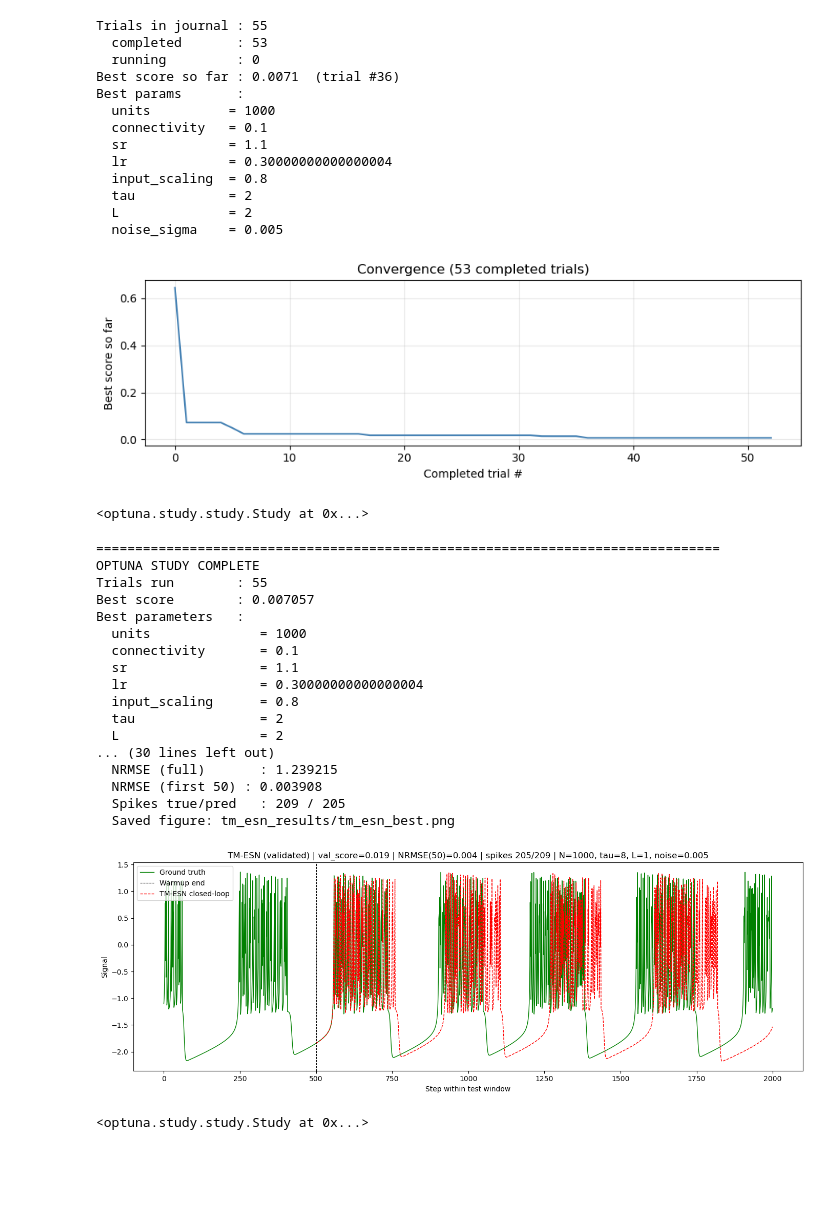
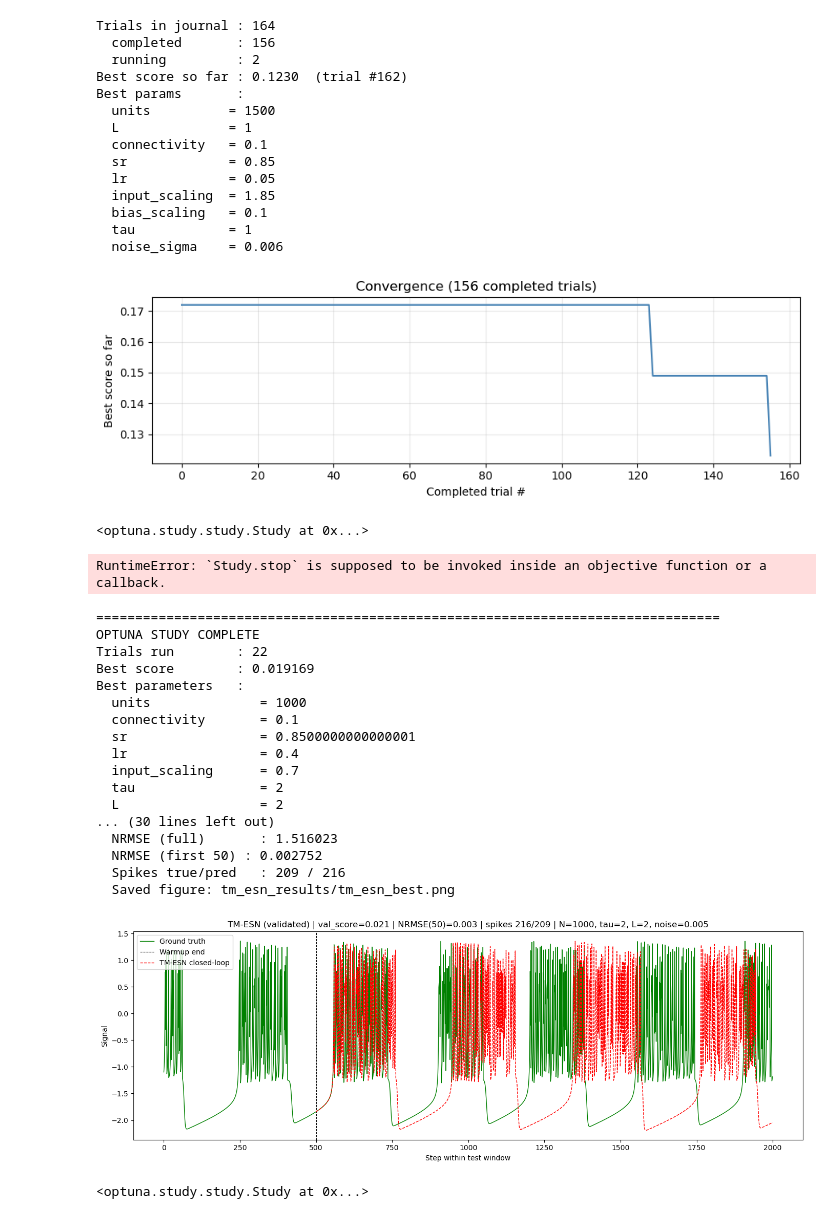
Before and after one commit to erbilcanartun/network-reconstruction, a Jupyter notebook: notebooks/TM-ESN/tm_esn_optuna.ipynb, the cells around one changed output. Cells and saved outputs as stored; diff of their text form; code cells hidden in the pictures; blank space fills up the shorter version.

```diff
--- a/notebooks/TM-ESN/tm_esn_optuna.ipynb
+++ b/notebooks/TM-ESN/tm_esn_optuna.ipynb
@@ -11,46 +4,49 @@ After both terminals exit, run tm_esn_optuna.run(report_only=True) (last code ce
 # %%
-import tm_esn_optuna
+import tm_esn_optuna_v2 as study
 
-tm_esn_optuna.status()
+study.status()
 # %% [output]
-Trials in journal : 55
-  completed       : 53
-  running         : 0
-Best score so far : 0.0071  (trial #36)
+Trials in journal : 164
+  completed       : 156
+  running         : 2
+Best score so far : 0.1230  (trial #162)
 Best params       :
-  units          = 1000
+  units          = 1500
+  L              = 1
   connectivity   = 0.1
-  sr             = 1.1
-  lr             = 0.30000000000000004
-  input_scaling  = 0.8
-  tau            = 2
-  L              = 2
-  noise_sigma    = 0.005
+  sr             = 0.85
+  lr             = 0.05
+  input_scaling  = 1.85
+  bias_scaling   = 0.1
+  tau            = 1
+  noise_sigma    = 0.006
-[figure, old version]
+[figure, new version]
 <optuna.study.study.Study at 0x...>
 # %%
-tm_esn_optuna.request_stop()
+study.request_stop()
 # Wait ~1 minute for both terminals to finish their current trials and exit cleanly.
+# %% [output]
+RuntimeError: `Study.stop` is supposed to be invoked inside an objective function or a callback.
 # %%
 # This can be run either during the study or when it finishes
-tm_esn_optuna.final_report()
+study.final_report()
 # %% [output]
 ================================================================================
 OPTUNA STUDY COMPLETE
-Trials run        : 55
-Best score        : 0.007057
+Trials run        : 22
+Best score        : 0.019169
 Best parameters   :
   units              = 1000
   connectivity       = 0.1
-  sr                 = 1.1
-  lr                 = 0.30000000000000004
-  input_scaling      = 0.8
+  sr                 = 0.8500000000000001
+  lr                 = 0.4
+  input_scaling      = 0.7
   tau                = 2
   L                  = 2
 ... (30 lines left out)
-  NRMSE (full)       : 1.239215
-  NRMSE (first 50) : 0.003908
-  Spikes true/pred   : 209 / 205
+  NRMSE (full)       : 1.516023
+  NRMSE (first 50) : 0.002752
+  Spikes true/pred   : 209 / 216
   Saved figure: tm_esn_results/tm_esn_best.png
-[figure, old version]
+[figure, new version]
 <optuna.study.study.Study at 0x...>
```
Also changed, not shown: parts of 3 cells of this notebook, 5 other files.
